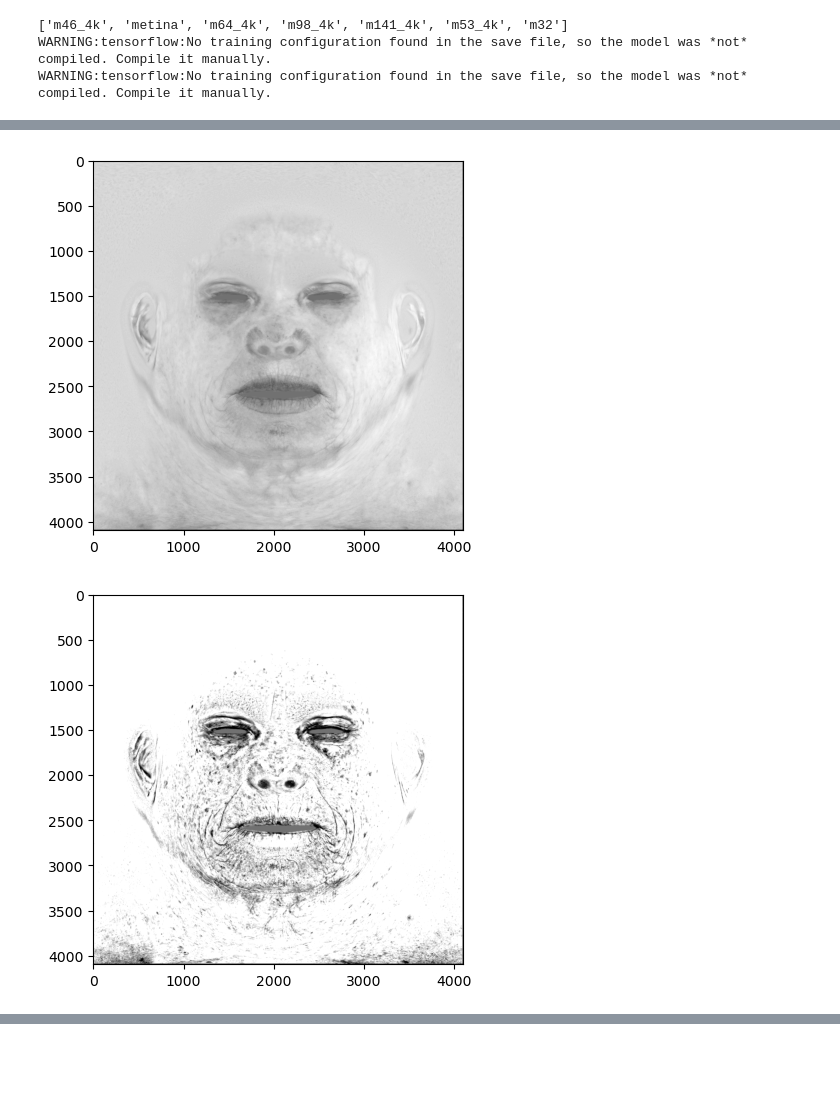
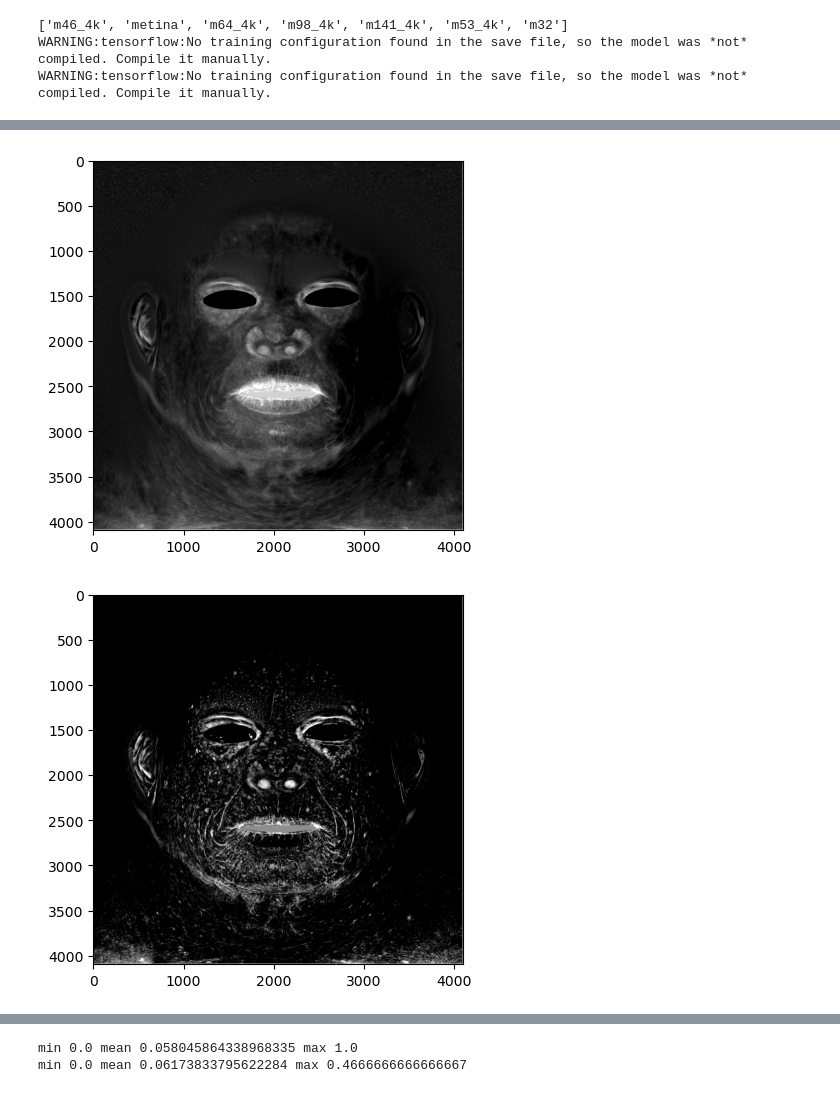
Before and after one commit to jj-tech-io/AE_2023_06, a Jupyter notebook: inference.ipynb, the cells around one changed output, grey strips where cells are left out. Cells and saved outputs as stored; diff of their text form; code cells hidden in the pictures; blank space fills up the shorter version.

```diff
--- a/inference.ipynb
+++ b/inference.ipynb
@@ -189,18 +189,41 @@ def calculate_deltaE(original, recovered):  # assuming this function is defined
 WARNING:tensorflow:No training configuration found in the save file, so the model was *not* compiled. Compile it manually.
 WARNING:tensorflow:No training configuration found in the save file, so the model was *not* compiled. Compile it manually.
 # %%
-hem_mask_path = r"m32_Ch.png"
-mel_mask_path = r"m32_Cm.png"
-hem_mask = cv2.imread(hem_mask_path, cv2.IMREAD_GRAYSCALE)/255.0
-mel_mask = cv2.imread(mel_mask_path, cv2.IMREAD_GRAYSCALE)/255.0
+hem_mask_path = r"sunspots/hem_mask.png"
+mel_mask_path = r"sunspots/mel_mask.png"
+eye_mask_path = r"sunspots/eye_mask.png"
+hem_mask = cv2.imread(hem_mask_path, cv2.IMREAD_GRAYSCALE)
+mel_mask = cv2.imread(mel_mask_path, cv2.IMREAD_GRAYSCALE)
+eye_mask = cv2.imread(eye_mask_path, cv2.IMREAD_GRAYSCALE)
+
 #reshape to 4096x4096
-hem_mask = cv2.resize(hem_mask, (4096, 4096))
-mel_mask = cv2.resize(mel_mask, (4096, 4096))
+hem_mask = cv2.resize(hem_mask, (4096, 4096))/255.0
+mel_mask = cv2.resize(mel_mask, (4096, 4096))/255.0
+eye_mask = cv2.resize(eye_mask, (4096, 4096))/255.0
+
+
+hem_mask = np.array(hem_mask)
+mel_mask = np.array(mel_mask)
+eye_mask = np.array(eye_mask)
+
+#add gaussian blur to eye mask
+# eye_mask = cv2.GaussianBlur(eye_mask, ksize=5, sigmaX=50, sigmaY=50)
+hem_mask = 1 - hem_mask
+mel_mask = 1 - mel_mask
+hem_mask = cv2.bitwise_xor(hem_mask, eye_mask)
+mel_mask = cv2.bitwise_xor(mel_mask, eye_mask)
+
+#clamp 0 to 1
+
+#threshold
+
 plt.imshow(hem_mask, cmap='gray')
 plt.show()
 plt.imshow(mel_mask, cmap='gray')
 plt.show()
-#as np array
-hem_mask = np.array(hem_mask)
-mel_mask = np.array(mel_mask)
+plt.imshow(eye_mask, cmap="gray")
+plt.show()
+print(f"min {np.min(mel_mask)} mean {np.mean(mel_mask)} max {np.max(mel_mask)}")
+
+print(f"min {np.min(hem_mask)} mean {np.mean(hem_mask)} max {np.max(hem_mask)}")
 # %% [output]
@@ -207,2 +232,2 @@ mel_mask = np.array(mel_mask)
-[figure, old version]
+[figure, new version]
-[figure, old version]
+[figure, new version]
@@ -209,3 +235,5 @@ mel_mask = np.array(mel_mask)
+min 0.0 mean 0.058045864338968335 max 1.0
+min 0.0 mean 0.06173833795622284 max 0.4666666666666667
 # %%
 # fig,ax = plt.subplots(5,5, figsize=(16,14))
 subjects_meta = ['m141_4k', 'm46_4k', 'm53_4k', 'm64_4k', 'm98_4k']
```
Also changed, not shown: parts of 2 cells of this notebook, 2 other files.
